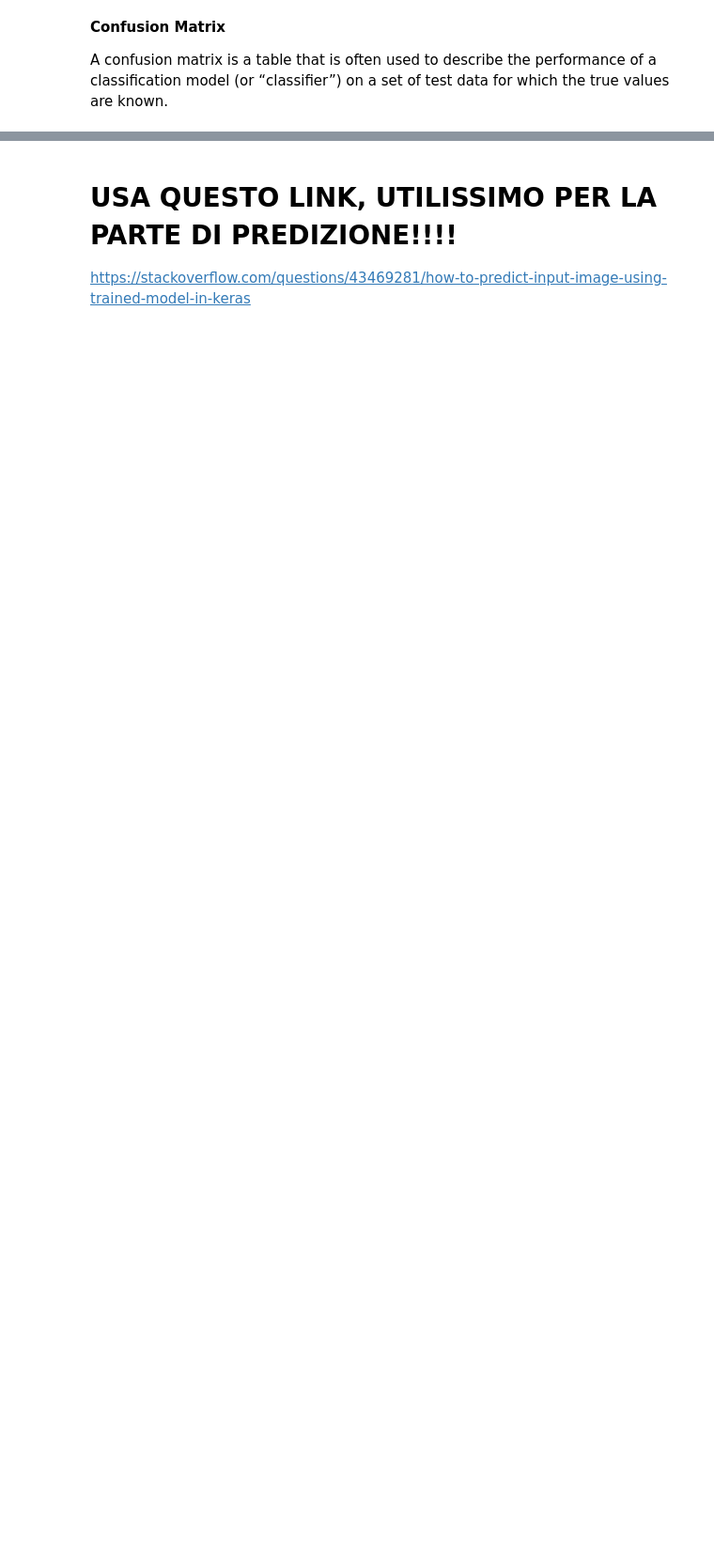
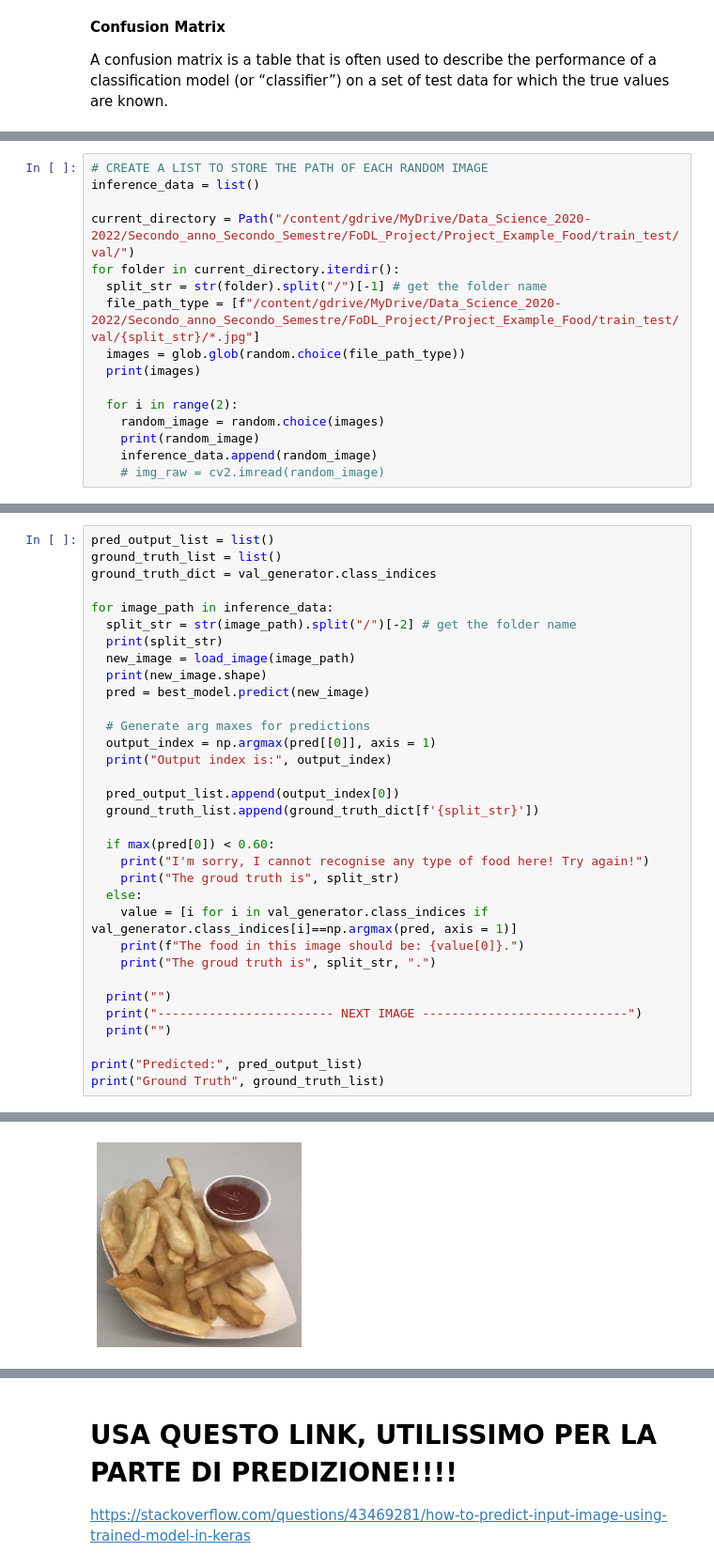
Before and after one commit to alessandro-maccario/DeepLearning-FoodRecognition, a Jupyter notebook: 2_FoDL_Food_Image_Classification_Model_Testing.ipynb, the cells around one changed output, grey strips where cells are left out. Shown at 94% size. Saved outputs shown, nothing was run; the diff lists cells and outputs as text; blank space fills up the shorter version.

```diff
--- a/2_FoDL_Food_Image_Classification_Model_Testing.ipynb
+++ b/2_FoDL_Food_Image_Classification_Model_Testing.ipynb
@@ -258,0 +316,16 @@ pred
+# %%
+# CREATE A LIST TO STORE THE PATH OF EACH RANDOM IMAGE
+inference_data = list()
+
+current_directory = Path("/content/gdrive/MyDrive/Data_Science_2020-2022/Secondo_anno_Secondo_Semestre/FoDL_Project/Project_Example_Food/train_test/val/")
+for folder in current_directory.iterdir():
+  split_str = str(folder).split("/")[-1] # get the folder name
+  file_path_type = [f"/content/gdrive/MyDrive/Data_Science_2020-2022/Secondo_anno_Secondo_Semestre/FoDL_Project/Project_Example_Food/train_test/val/{split_str}/*.jpg"]
+  images = glob.glob(random.choice(file_path_type))
+  print(images)
+
+  for i in range(2):
+    random_image = random.choice(images)
+    print(random_image)
+    inference_data.append(random_image)
+    # img_raw = cv2.imread(random_image)
@@ -258,0 +353,34 @@ pred
+# %%
+pred_output_list = list()
+ground_truth_list = list()
+ground_truth_dict = val_generator.class_indices
+
+for image_path in inference_data:
+  split_str = str(image_path).split("/")[-2] # get the folder name
+  print(split_str)
+  new_image = load_image(image_path)
+  print(new_image.shape)
+  pred = best_model.predict(new_image)
+
+  # Generate arg maxes for predictions
+  output_index = np.argmax(pred[[0]], axis = 1)
+  print("Output index is:", output_index)
+
+  pred_output_list.append(output_index[0])
+  ground_truth_list.append(ground_truth_dict[f'{split_str}'])
+
+  if max(pred[0]) < 0.60:
+    print("I'm sorry, I cannot recognise any type of food here! Try again!")
+    print("The groud truth is", split_str)
+  else:
+    value = [i for i in val_generator.class_indices if val_generator.class_indices[i]==np.argmax(pred, axis = 1)]
+    print(f"The food in this image should be: {value[0]}.")
+    print("The groud truth is", split_str, ".")
+
+  print("")
+  print("------------------------ NEXT IMAGE ----------------------------")
+  print("")
+
+print("Predicted:", pred_output_list)
+print("Ground Truth", ground_truth_list)
+# %% [output]
@@ -258,0 +389 @@ pred
+[figure, added]
```
Also changed, not shown: parts of 45 cells of this notebook, 2 other files.
